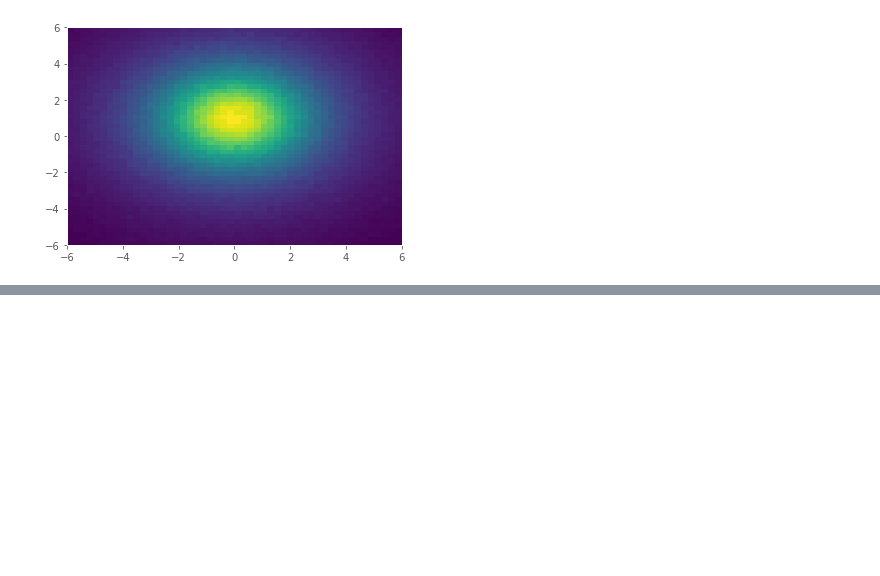
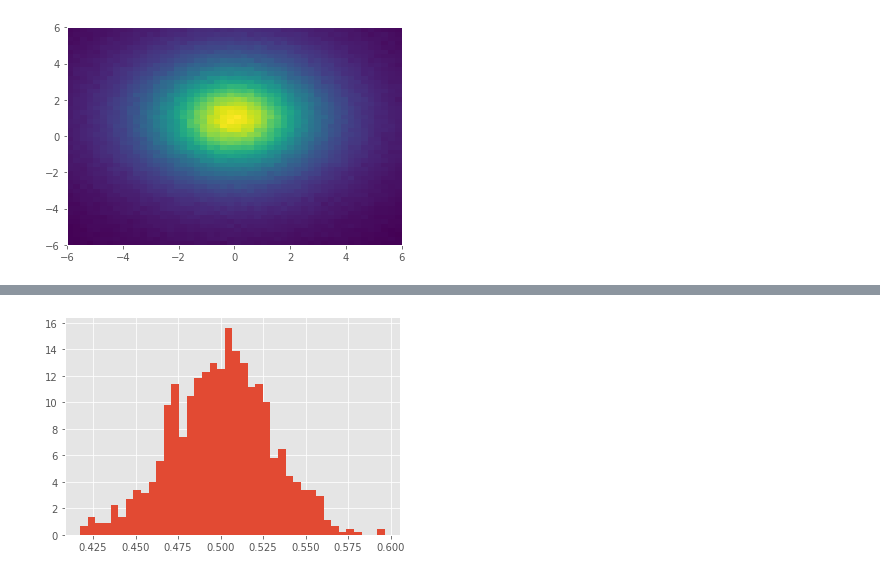
Before and after one commit to andrew-kulikov/matmod, a Jupyter notebook: src/lab2_continuous.ipynb, the cells around one changed output, grey strips where cells are left out. Saved outputs shown, nothing was run; the diff lists cells and outputs as text; code cells hidden in the pictures; blank space fills up the shorter version.

```diff
--- a/src/lab2_continuous.ipynb
+++ b/src/lab2_continuous.ipynb
@@ -98,0 +122,11 @@ np.sum(hist)
+# %%
+from statlib.metrics import expectation, dispersion
+
+disps = []
+for _ in range(1000):
+    xx = np.array([np.random.uniform() for _ in range(100)])
+    disps.append(expectation(xx))
+# %%
+plt.hist(disps, bins=40, density=True);
+# %% [output]
+[figure, added]
```
Also changed, not shown: parts of 6 cells of this notebook, 1 other file.
